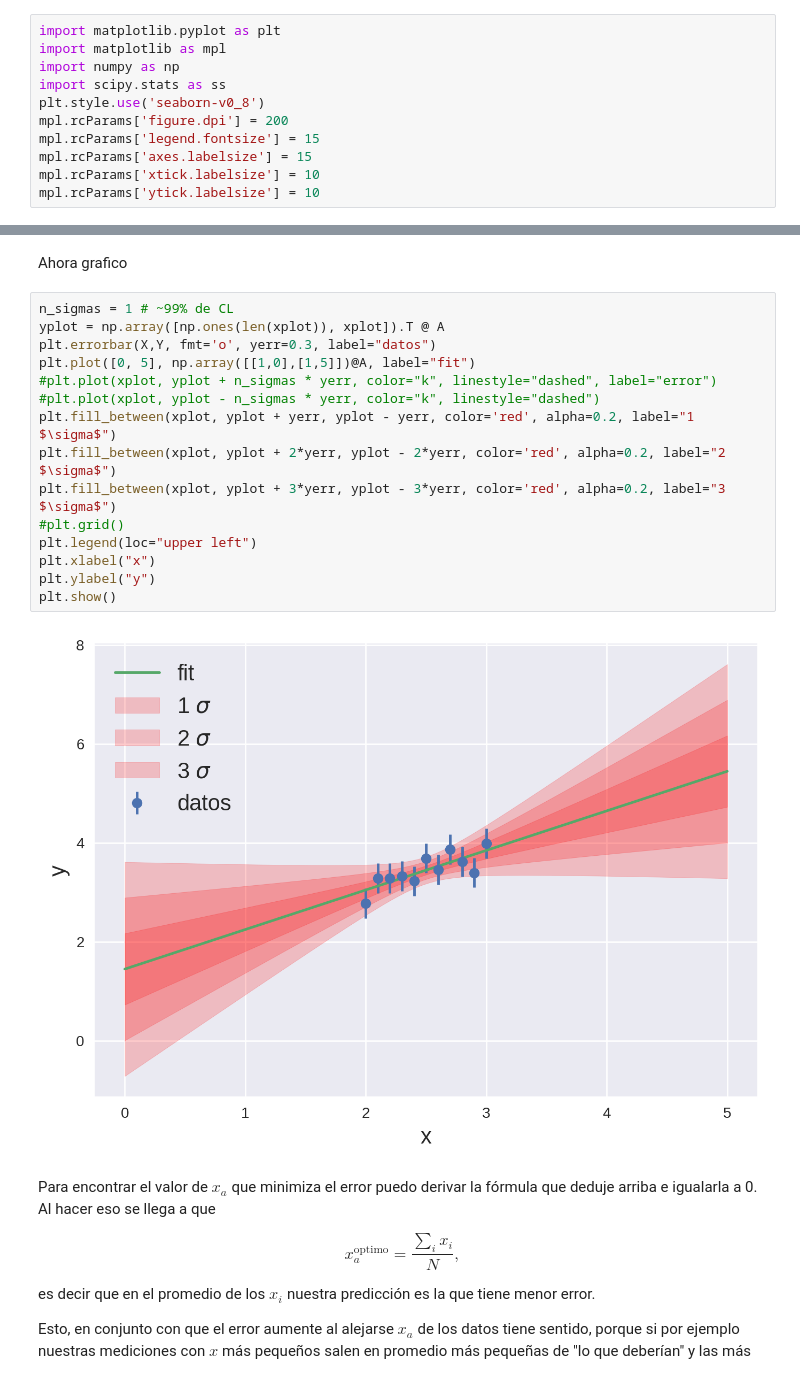
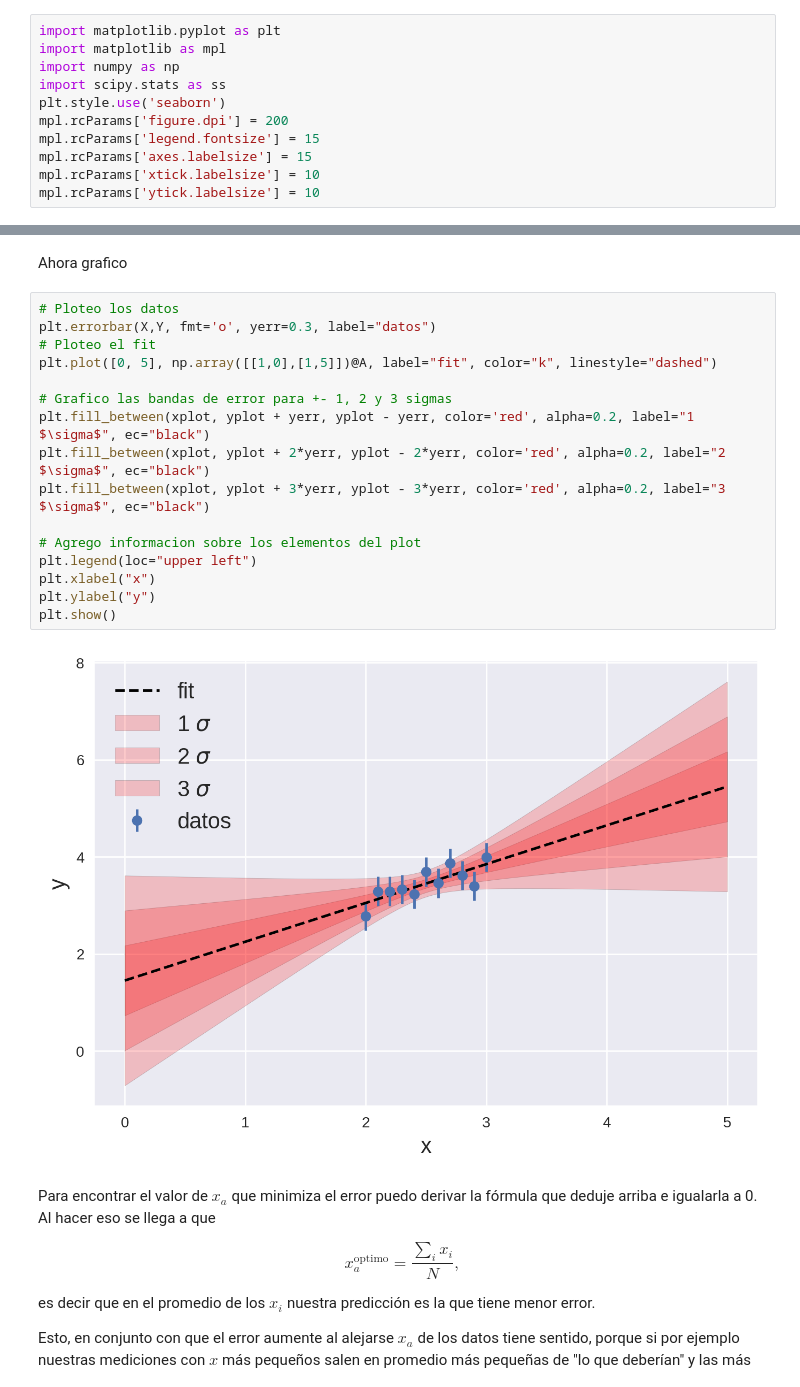
Before and after one commit to tdinapoli/mefe, a Jupyter notebook: tps/tp2/tp2-limpio.ipynb, the cells around one changed output, grey strips where cells are left out. Saved outputs shown, nothing was run; the diff lists cells and outputs as text.

```diff
--- a/tps/tp2/tp2-limpio.ipynb
+++ b/tps/tp2/tp2-limpio.ipynb
@@ -11,7 +11,7 @@ import matplotlib.pyplot as plt
 import matplotlib as mpl
 import numpy as np
 import scipy.stats as ss
-plt.style.use('seaborn-v0_8')
+plt.style.use('seaborn')
 mpl.rcParams['figure.dpi'] = 200
 mpl.rcParams['legend.fontsize'] = 15
 mpl.rcParams['axes.labelsize'] = 15
@@ -167,22 +172,23 @@ yerr = sigma_ya(xplot, X, sigma, delta)
 # %% [markdown]
 Ahora grafico
 # %%
-n_sigmas = 1 # ~99% de CL
-yplot = np.array([np.ones(len(xplot)), xplot]).T @ A
+# Ploteo los datos
 plt.errorbar(X,Y, fmt='o', yerr=0.3, label="datos")
-plt.plot([0, 5], np.array([[1,0],[1,5]])@A, label="fit")
-#plt.plot(xplot, yplot + n_sigmas * yerr, color="k", linestyle="dashed", label="error")
-#plt.plot(xplot, yplot - n_sigmas * yerr, color="k", linestyle="dashed")
-plt.fill_between(xplot, yplot + yerr, yplot - yerr, color='red', alpha=0.2, label="1 $\sigma$")
-plt.fill_between(xplot, yplot + 2*yerr, yplot - 2*yerr, color='red', alpha=0.2, label="2 $\sigma$")
-plt.fill_between(xplot, yplot + 3*yerr, yplot - 3*yerr, color='red', alpha=0.2, label="3 $\sigma$")
-#plt.grid()
+# Ploteo el fit
+plt.plot([0, 5], np.array([[1,0],[1,5]])@A, label="fit", color="k", linestyle="dashed")
+
+# Grafico las bandas de error para +- 1, 2 y 3 sigmas
+plt.fill_between(xplot, yplot + yerr, yplot - yerr, color='red', alpha=0.2, label="1 $\sigma$", ec="black")
+plt.fill_between(xplot, yplot + 2*yerr, yplot - 2*yerr, color='red', alpha=0.2, label="2 $\sigma$", ec="black")
+plt.fill_between(xplot, yplot + 3*yerr, yplot - 3*yerr, color='red', alpha=0.2, label="3 $\sigma$", ec="black")
+
+# Agrego informacion sobre los elementos del plot
 plt.legend(loc="upper left")
 plt.xlabel("x")
 plt.ylabel("y")
 plt.show()
 # %% [output]
-[figure, old version]
+[figure, new version]
 # %% [markdown]
 Para encontrar el valor de $x_a$ que minimiza el error puedo derivar la fórmula que deduje arriba e igualarla a 0. Al hacer eso se llega a que
 
```
Also changed, not shown: parts of 15 cells of this notebook, 1 other file.
